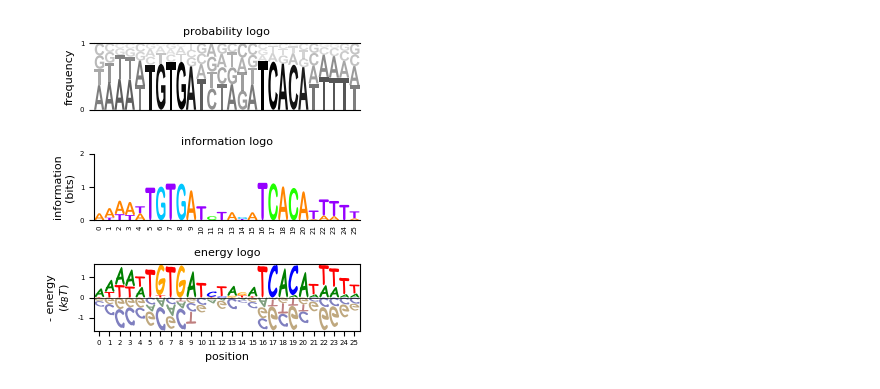
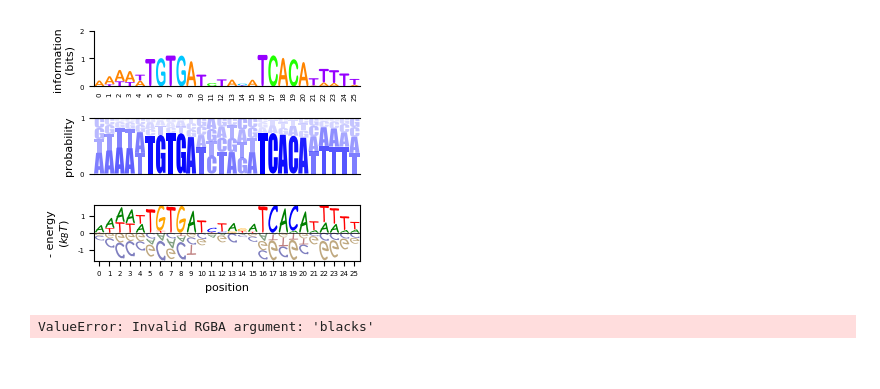
Before and after one commit to jbkinney/logomaker, a Jupyter notebook: test_anylogo.ipynb, the cells around one changed output. Saved outputs shown, nothing was run; the diff lists cells and outputs as text; code cells hidden in the pictures.

Commit message:
Fixed problem with fonts and updated interpretation of color_scheme

```diff
--- a/test_anylogo.ipynb
+++ b/test_anylogo.ipynb
@@ -76,33 +67,38 @@ pos     A       C       G       T
 # %%
-fig = plt.figure(figsize=[3.3,3.5])
+fig = plt.figure(figsize=[3.3,2.8])
 
 import matplotlib as mpl
 mpl.rcParams['lines.linewidth'] = .5
 mpl.rcParams['font.size'] = 5
 mpl.rcParams['axes.labelsize'] = 8
 
+# Plot information logo
+ax = fig.add_subplot(3,1,1)
+anylogo.Logo(mat=freq_mat, mat_type='freq_mat', font_name='Arial Rounded MT Bold',
+             logo_type='info_logo', color_scheme='gist_rainbow').draw()
+#plt.title('information logo', fontsize=8)
+
 # Plot frequency logo
-ax = fig.add_subplot(3,1,1)
-anylogo.Logo(mat=freq_mat, mat_type='freq_mat', font_name='Arial Bold',
-             logo_type='freq_logo', color_scheme='black', logo_style='rails',
+ax = fig.add_subplot(3,1,2)
+anylogo.Logo(mat=freq_mat, mat_type='freq_mat', font_name='Impact',
+             logo_type='freq_logo', color_scheme='blue', logo_style='rails',
              stack_order='small_on_top', use_transparency=True).draw()
-plt.title('probability logo', fontsize=8)
-
-# Plot information logo
-ax = fig.add_subplot(3,1,2)
-anylogo.Logo(mat=freq_mat, mat_type='freq_mat',
-             logo_type='info_logo', color_scheme='gist_rainbow').draw()
-plt.title('information logo', fontsize=8)
+#plt.title('probability logo', fontsize=8)
 
 # Plot energy logo
 ax = fig.add_subplot(3,1,3)
 anylogo.Logo(mat=freq_mat, mat_type='freq_mat',
              logo_type='energy_logo', neg_flip=True,
-             logo_style='everything', font_name='Comic Sans MS Bold',
+             logo_style='everything', font_name='Comic Sans MS',
              color_scheme='classic').draw()
-plt.title('energy logo', fontsize=8)
+#plt.title('energy logo', fontsize=8)
 
 fig.tight_layout(h_pad=2)
 fig.savefig('logos.pdf')
 # %% [output]
-[figure, old version]
+[figure, new version]
+# %%
+from matplotlib.colors import to_rgb
+to_rgb('blacks')
+# %% [output]
+ValueError: Invalid RGBA argument: 'blacks'
```
Also changed, not shown: parts of 3 cells of this notebook, 9 other files.
